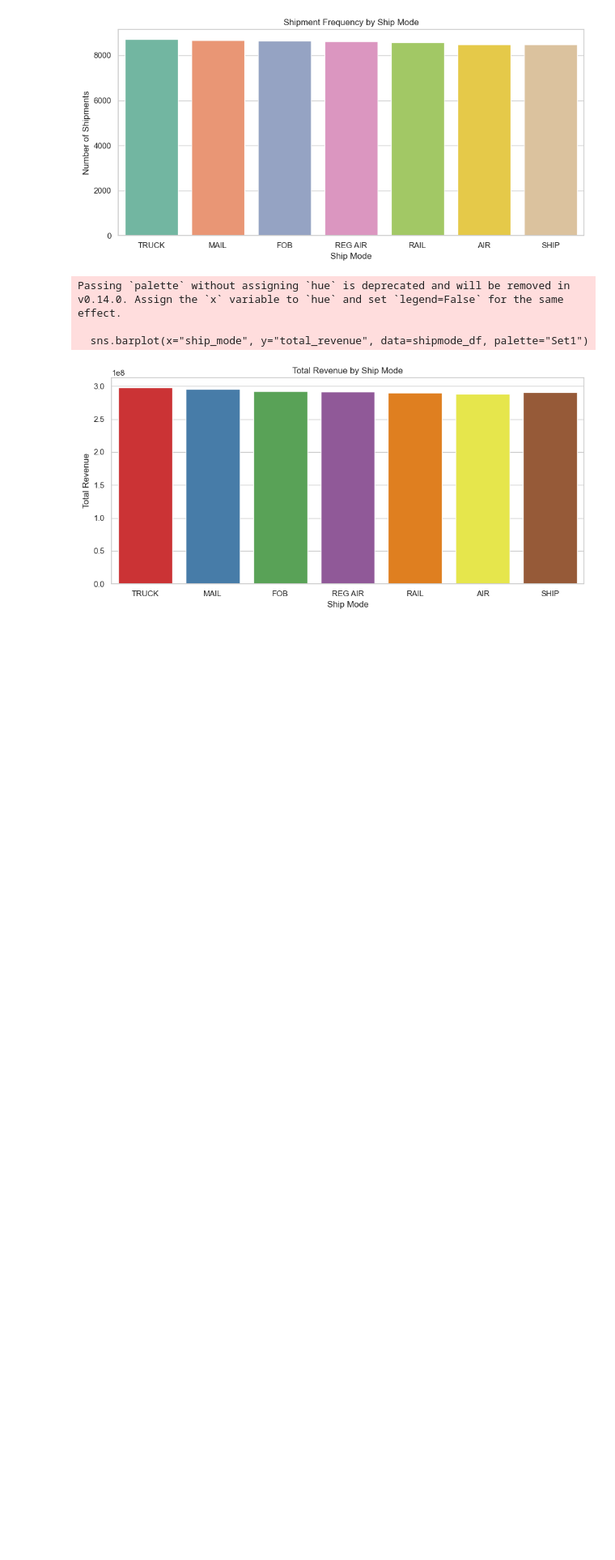
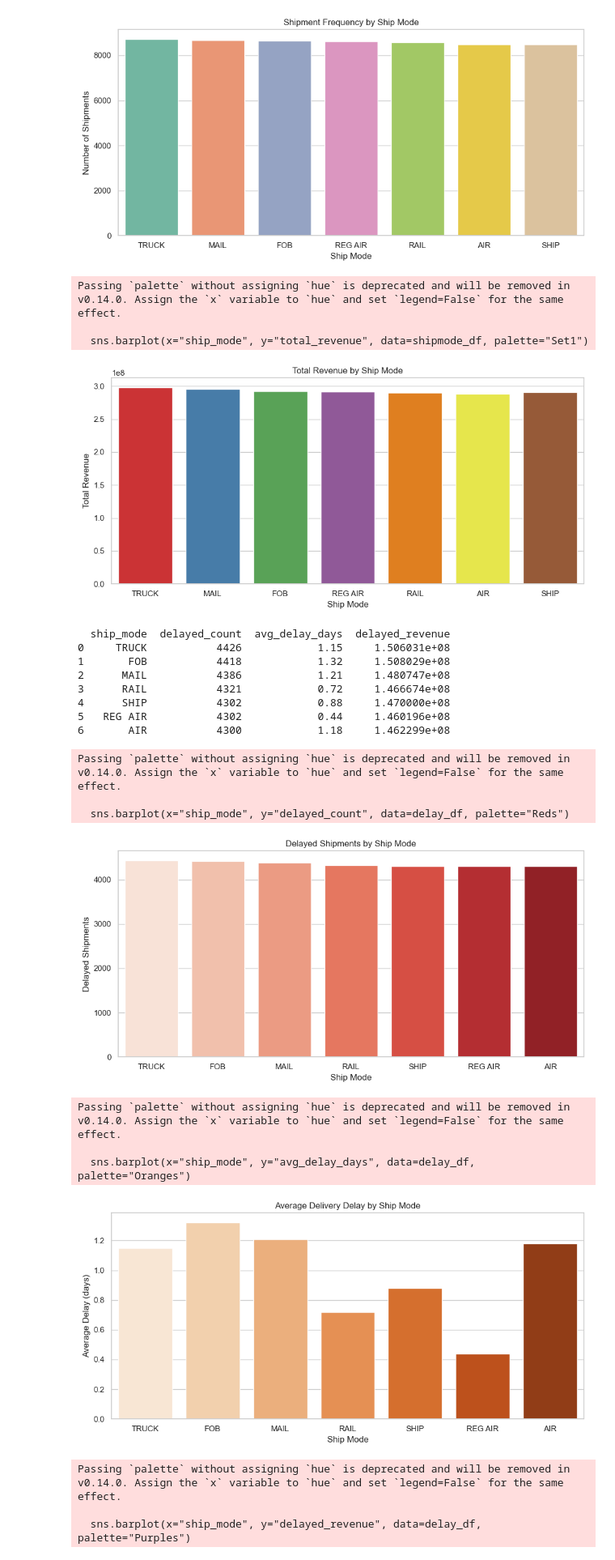
Before and after one commit to Rukhan4/tpch-analysis, a Jupyter notebook: tpch_starter.ipynb, the cells around one changed output. Shown: that part at 81% size. Drawn from its saved outputs; the diff is of its cells as text; code cells hidden in the pictures; blank space fills up the shorter version.

Commit message:
shipping delay times and loss

```diff
--- a/tpch_starter.ipynb
+++ b/tpch_starter.ipynb
@@ -198,3 +198,62 @@ Passing `palette` without assigning `hue` is deprecated and will be removed in v
 
   sns.barplot(x="ship_mode", y="total_revenue", data=shipmode_df, palette="Set1")
 [figure]
+# %%
+# Measure how late deliveries are on average (in days), and compare across different l_shipmode.
+
+query = """
+SELECT
+    l_shipmode AS ship_mode,
+    COUNT(*) FILTER (WHERE julianday(l_shipdate) > julianday(l_commitdate)) AS delayed_count,
+    ROUND(AVG(julianday(l_shipdate) - julianday(l_commitdate)), 2) AS avg_delay_days,
+    ROUND(SUM(CASE WHEN julianday(l_shipdate) > julianday(l_commitdate)
+              THEN l_extendedprice * (1 - l_discount) ELSE 0 END), 2) AS delayed_revenue
+FROM
+    lineitem
+GROUP BY
+    l_shipmode
+ORDER BY
+    delayed_count DESC;
+"""
+
+delay_df = run_sql_query(db_file, query)
+print(delay_df)
+
+
+# Plot: Average delay in days
+plt.figure(figsize=(10, 5))
+sns.barplot(x="ship_mode", y="avg_delay_days", data=delay_df, palette="Oranges")
+plt.title("Average Delivery Delay by Ship Mode")
+plt.xlabel("Ship Mode")
+plt.ylabel("Average Delay (days)")
+plt.tight_layout()
+plt.show()
+
+# Plot: Revenue from delayed shipments
+plt.figure(figsize=(10, 5))
+sns.barplot(x="ship_mode", y="delayed_revenue", data=delay_df, palette="Purples")
+plt.title("Revenue from Delayed Shipments")
+plt.xlabel("Ship Mode")
+plt.ylabel("Delayed Shipment Revenue")
+plt.tight_layout()
+plt.show()
+# %% [output]
+  ship_mode  delayed_count  avg_delay_days  delayed_revenue
+0     TRUCK           4426            1.15     1.506031e+08
+1       FOB           4418            1.32     1.508029e+08
+2      MAIL           4386            1.21     1.480747e+08
+3      RAIL           4321            0.72     1.466674e+08
+4      SHIP           4302            0.88     1.470000e+08
+5   REG AIR           4302            0.44     1.460196e+08
+6       AIR           4300            1.18     1.462299e+08
+Passing `palette` without assigning `hue` is deprecated and will be removed in v0.14.0. Assign the `x` variable to `hue` and set `legend=False` for the same effect.
+
+  sns.barplot(x="ship_mode", y="delayed_count", data=delay_df, palette="Reds")
+[figure, added]
+Passing `palette` without assigning `hue` is deprecated and will be removed in v0.14.0. Assign the `x` variable to `hue` and set `legend=False` for the same effect.
+
+  sns.barplot(x="ship_mode", y="avg_delay_days", data=delay_df, palette="Oranges")
+[figure, added]
+Passing `palette` without assigning `hue` is deprecated and will be removed in v0.14.0. Assign the `x` variable to `hue` and set `legend=False` for the same effect.
+
+  sns.barplot(x="ship_mode", y="delayed_revenue", data=delay_df, palette="Purples")
```
Also changed, not shown: parts of 1 cell of this notebook.
